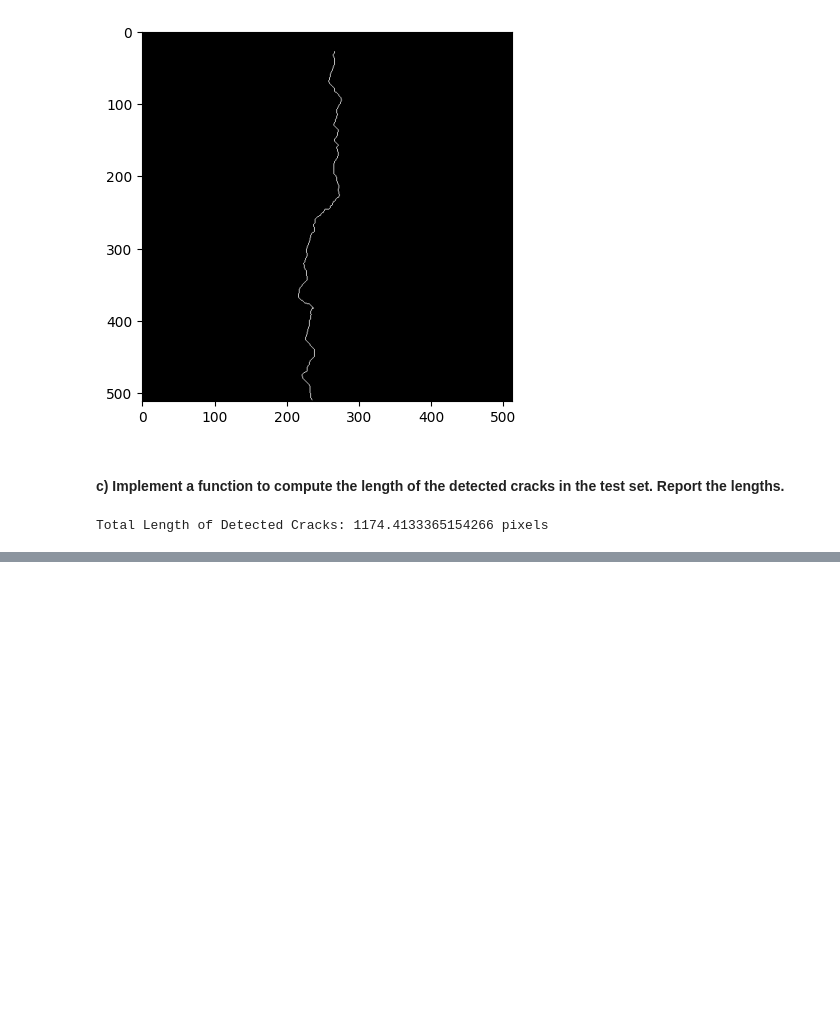
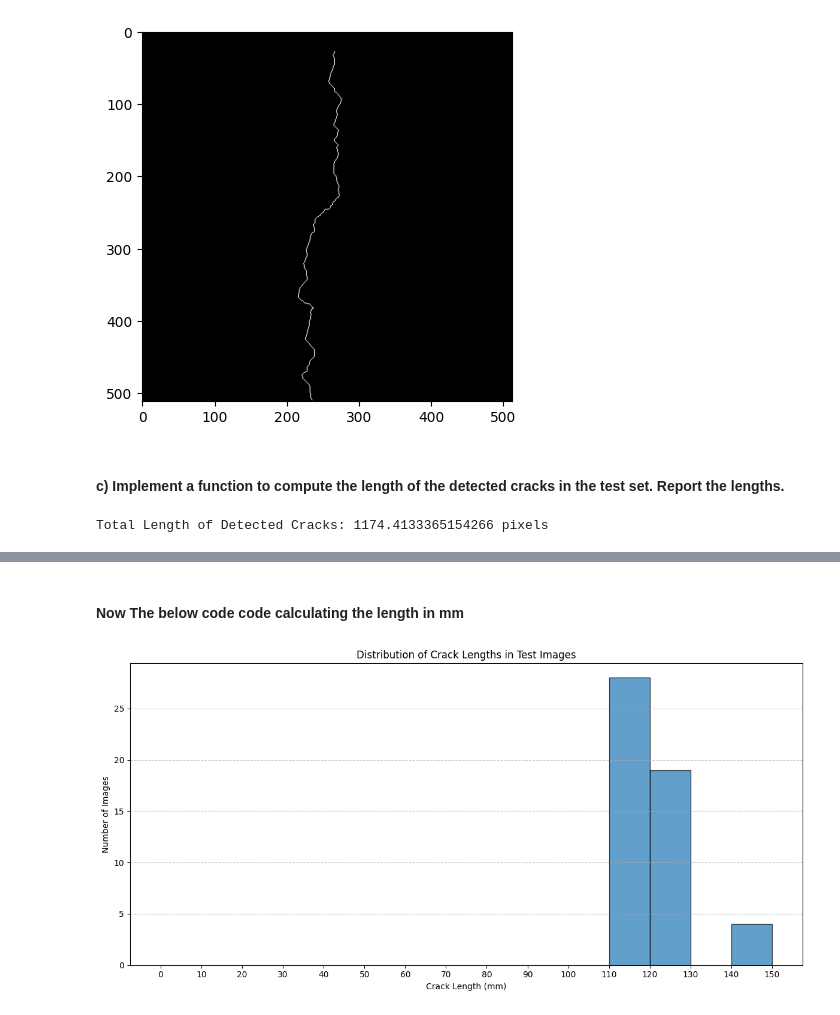
Before and after one commit to darshandodamani/Image-Enhancement--Binarization--and-Morphological-Operators, a Jupyter notebook: Project/Task3 - Crack Analytics.ipynb, the cells around one changed output, grey strips where cells are left out. Drawn from its saved outputs; the diff is of its cells as text; code cells hidden in the pictures; blank space fills up the shorter version.

```diff
--- a/Project/Task3 - Crack Analytics.ipynb
+++ b/Project/Task3 - Crack Analytics.ipynb
@@ -396,0 +270,65 @@ Region 0 is classified as Non-Crack
+# %% [markdown]
+#### Now The below code code calculating the length in mm
+# %%
+import cv2
+import numpy as np
+from skimage.morphology import skeletonize
+import os
+import matplotlib.pyplot as plt
+
+def compute_crack_length_mm(thinned_image, mm_per_pixel):
+    # Threshold the image to obtain the crack lines
+    _, binary_image = cv2.threshold(thinned_image, 1, 255, cv2.THRESH_BINARY)
+
+    # Find contours of the crack lines
+    contours, _ = cv2.findContours(binary_image, cv2.RETR_EXTERNAL, cv2.CHAIN_APPROX_SIMPLE)
+
+    total_length_mm = 0
+
+    for contour in contours:
+        length = cv2.arcLength(contour, closed=False)
+        length_mm = length * mm_per_pixel
+        total_length_mm += length_mm
+
+    return total_length_mm
+
+def compute_crack_lengths_in_directory(directory_path, mm_per_pixel):
+    files = os.listdir(directory_path)
+
+    crack_lengths = {}
+
+    for file in files:
+        # Load the thinned crack image
+        file_path = os.path.join(directory_path, file)
+        thinned_image = cv2.imread(file_path, cv2.IMREAD_GRAYSCALE)
+
+        # Compute the crack length for the image in millimeters
+        length_mm = compute_crack_length_mm(thinned_image, mm_per_pixel)
+
+
+        crack_lengths[file] = length_mm
+
+    return crack_lengths
+
+test_set_directory = 'dataset/crack'
+
+mm_per_pixel = 0.1
+
+crack_lengths_mm = compute_crack_lengths_in_directory(test_set_directory, mm_per_pixel)
+
+crack_lengths = list(crack_lengths_mm.values())
+
+bins = [0, 10, 20, 30, 40, 50, 60, 70, 80, 90, 100, 110, 120, 130, 140, 150]
+
+# Create a histogram to visualize the grouped crack lengths
+plt.figure(figsize=(12, 6))
+plt.hist(crack_lengths, bins=bins, edgecolor='k', alpha=0.7)
+plt.xlabel('Crack Length (mm)')
+plt.ylabel('Number of Images')
+plt.title('Distribution of Crack Lengths in Test Images')
+plt.xticks(bins)
+plt.grid(axis='y', linestyle='--', alpha=0.7)
+plt.tight_layout()
+plt.show()
+# %% [output]
+[figure, added]
```
Also changed, not shown: parts of 7 cells of this notebook, 7 other files.
